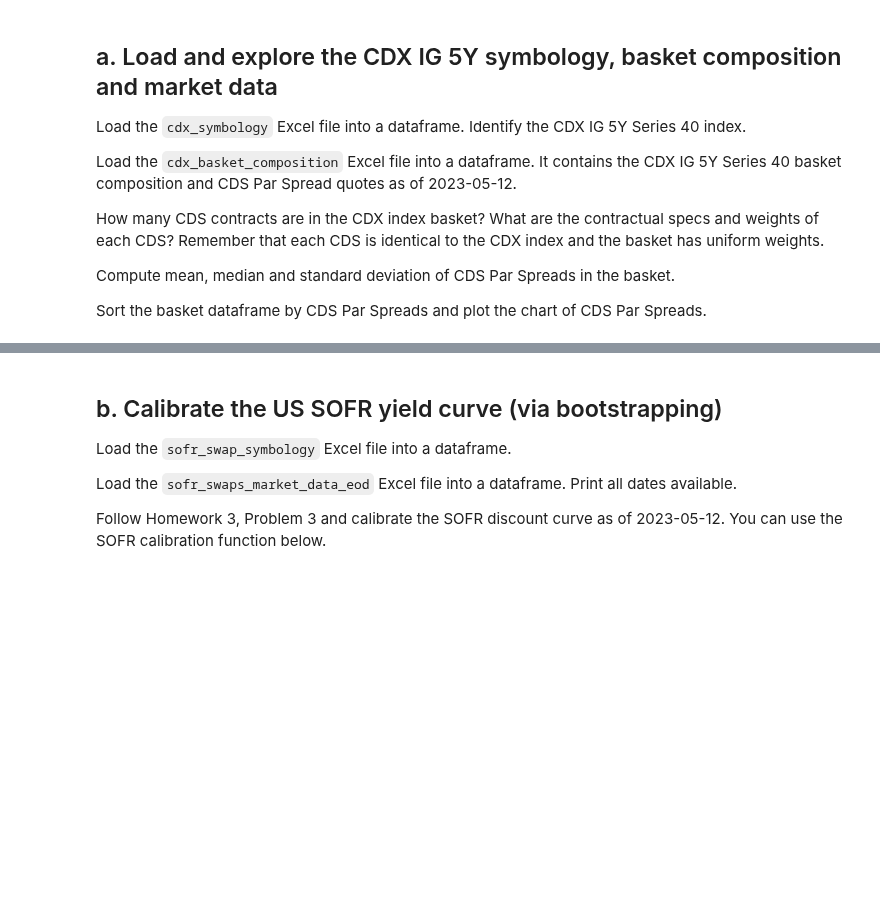
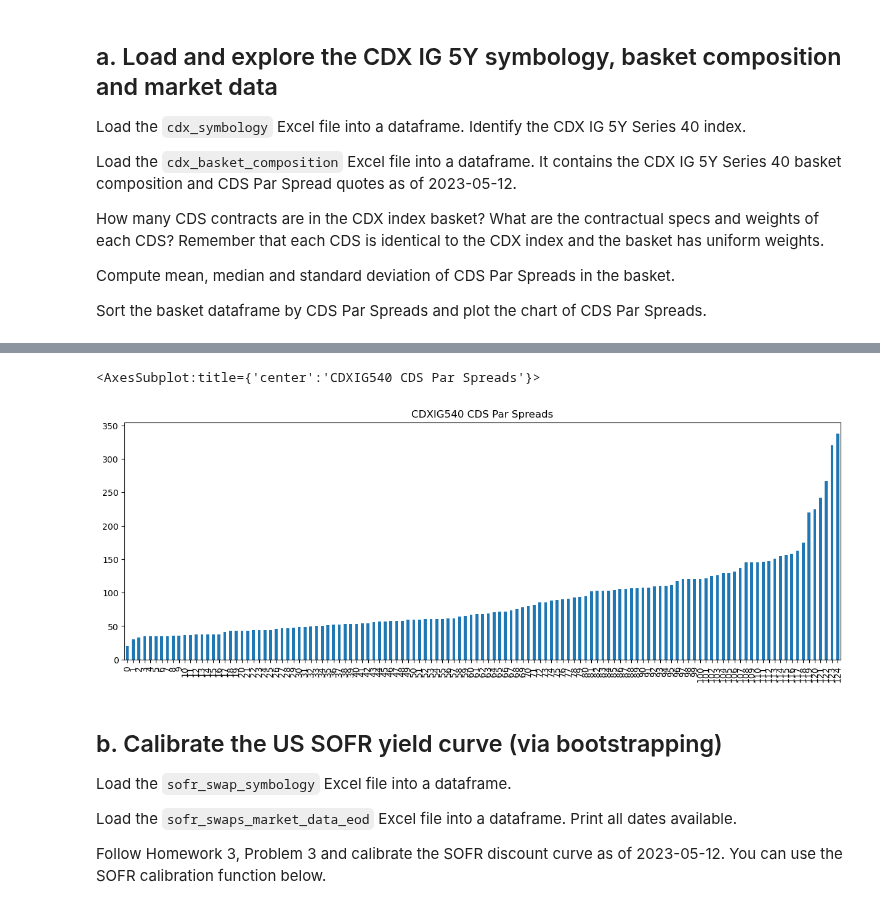
Before and after one commit to alanwake47/FINM-35700-Credit-Markets, a Jupyter notebook: week5/hw5/Homework 5.ipynb, the cells around one changed output, grey strips where cells are left out. Drawn from its saved outputs; the diff is of its cells as text; code cells hidden in the pictures; blank space fills up the shorter version.

```diff
--- a/week5/hw5/Homework 5.ipynb
+++ b/week5/hw5/Homework 5.ipynb
@@ -134,10 +134,12 @@ using the scenario method.
 import QuantLib as ql
 import numpy as np
 import pandas as pd
+import os
 import datetime as dt
 
 import matplotlib.pyplot as plt
 %matplotlib inline
+mydir = os.getcwd()
 # %%
 # Use static calculation/valuation date of 2023-05-12, matching data available in the market prices EOD file
 calc_date = ql.Date(12, 5, 2023)
@@ -156,0 +345,3 @@ Sort the basket dataframe by CDS Par Spreads and plot the chart of CDS Par Sprea
+# %%
+cdx_basket = pd.read_excel(os.path.join(mydir,'data', 'cdx_ig_40_5y_basket_composition.xlsx'))
+cdx_basket
@@ -157,3 +384,11 @@ Sort the basket dataframe by CDS Par Spreads and plot the chart of CDS Par Sprea
+# %%
+#sort the baset dataframe by cds par spread and plot the sorted par spreads
+cdx_basket.sort_values(by='cds_par_spread_5y', inplace=True)
+cdx_basket.reset_index(drop=True, inplace=True)
+cdx_basket['cds_par_spread_5y'].plot(kind='bar', figsize=(15, 5), title='CDXIG540 CDS Par Spreads')
+# %% [output]
+<AxesSubplot:title={'center':'CDXIG540 CDS Par Spreads'}>
+[figure, added]
 # %% [markdown]
 ## b. Calibrate the US SOFR yield curve (via bootstrapping)
 Load the `sofr_swap_symbology` Excel file into a dataframe.
```
Also changed, not shown: parts of 30 cells of this notebook, 3 other files.
